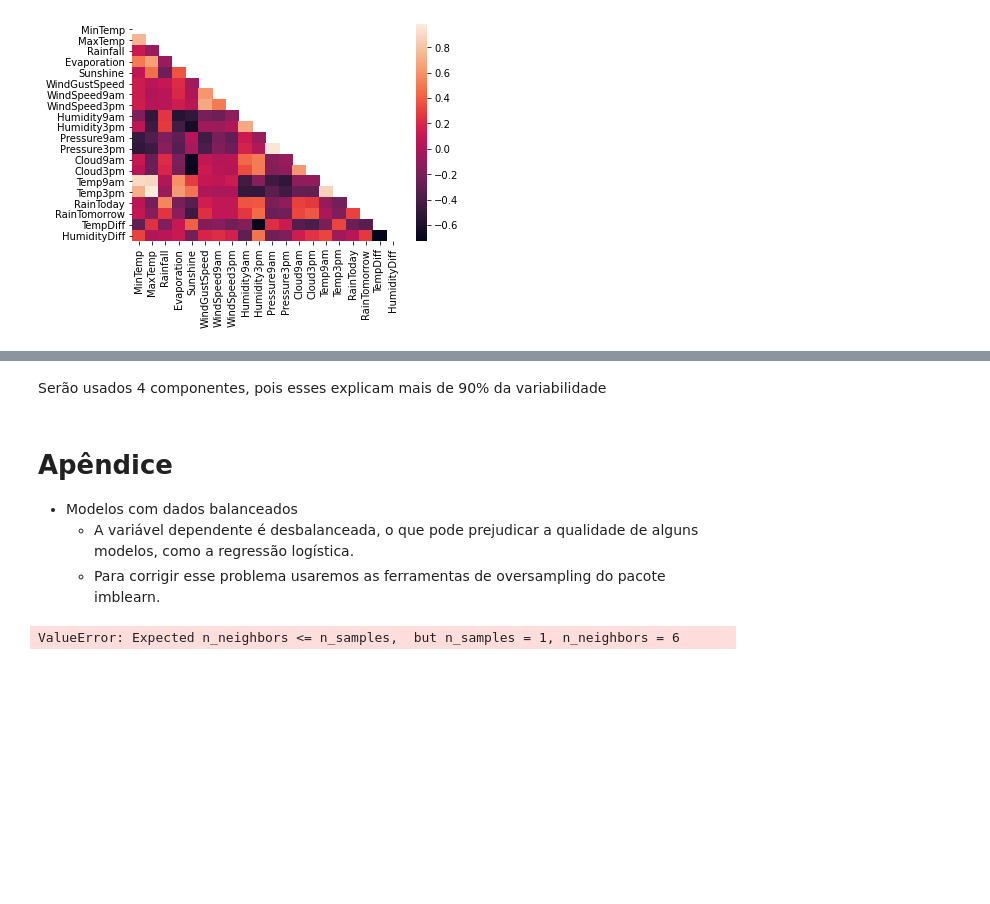
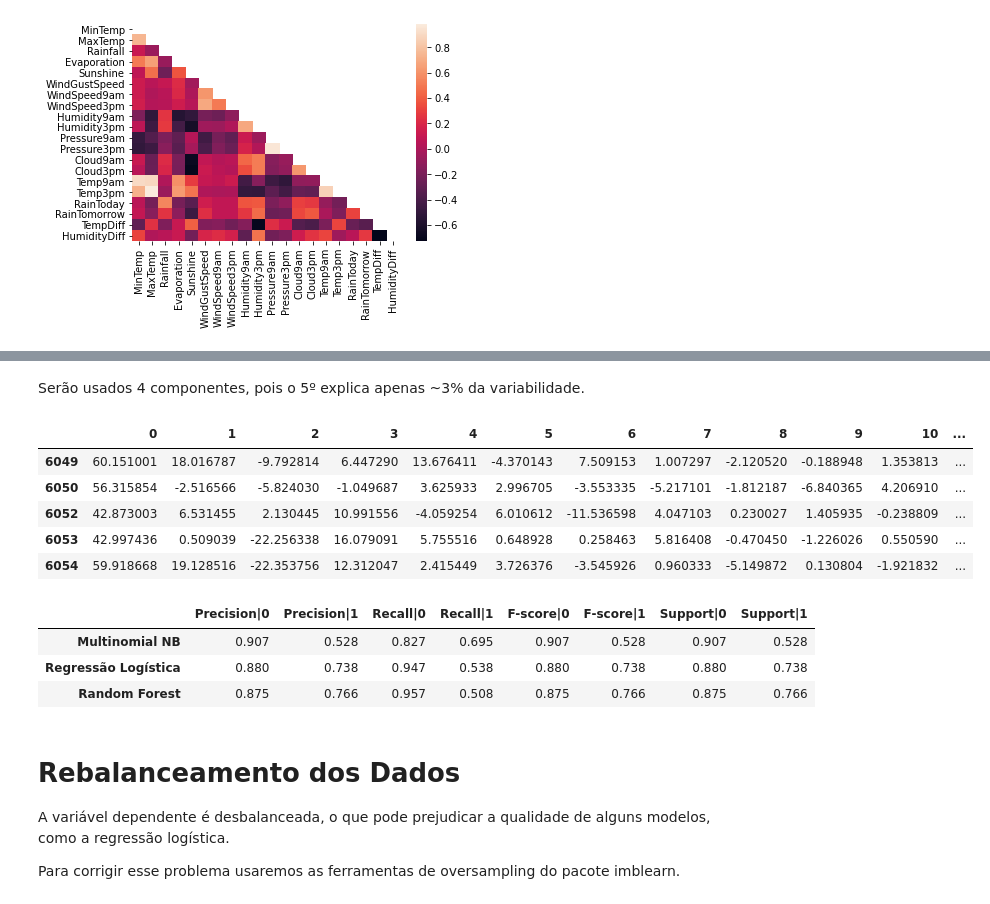
Before and after one commit to rstellet8/p2-datamining, a Jupyter notebook: rainNb.ipynb, the cells around one changed output, grey strips where cells are left out. Saved outputs shown, nothing was run; the diff lists cells and outputs as text; code cells hidden in the pictures; blank space fills up the shorter version.

```diff
--- a/rainNb.ipynb
+++ b/rainNb.ipynb
@@ -304,12 +413,13 @@ O modelo escolhido foi um PCA.
 # %%
 from sklearn.decomposition import PCA
 
-pcaData = data_reduced
+x_pca = data_reduced.drop(columns="RainTomorrow")
+y_pca = data_reduced["RainTomorrow"]
 
-pca = PCA().fit(pcaData)
+pca = PCA().fit(x_pca)
 
 var = 0
 for k, v in enumerate(pca.explained_variance_ratio_):
     var += v
-    print(f"{k} componentes explicam {var * 100 :.2f}% da variância")
+    print(f"{k+1} componente(s) explica(m) {var * 100 :.2f}% da variância")
 # %% [output]
@@ -321,2 +445,13 @@ array([4.15706551e-01, 2.50121105e-01, 1.31707824e-01, 8.89004176e-02,
 # %% [markdown]
-Serão usados 4 componentes, pois esses explicam mais de 90% da variabilidade
+Serão usados 4 componentes, pois o 5º explica apenas ~3% da variabilidade.
+# %%
+dataPca = pd.DataFrame(pca.transform(x_pca), index=y_pca.index)
+dataPca = dataPca.join(y_pca)
+dataPca.head()
+# %% [output]
+|  | 0 | 1 | 2 | 3 | 4 | 5 | 6 | 7 | 8 | 9 | 10 | ... |
+| 6049 | 60.151001 | 18.016787 | -9.792814 | 6.447290 | 13.676411 | -4.370143 | 7.509153 | 1.007297 | -2.120520 | -0.188948 | 1.353813 | ... |
+| 6050 | 56.315854 | -2.516566 | -5.824030 | -1.049687 | 3.625933 | 2.996705 | -3.553335 | -5.217101 | -1.812187 | -6.840365 | 4.206910 | ... |
+| 6052 | 42.873003 | 6.531455 | 2.130445 | 10.991556 | -4.059254 | 6.010612 | -11.536598 | 4.047103 | 0.230027 | 1.405935 | -0.238809 | ... |
+| 6053 | 42.997436 | 0.509039 | -22.256338 | 16.079091 | 5.755516 | 0.648928 | 0.258463 | 5.816408 | -0.470450 | -1.226026 | 0.550590 | ... |
+| 6054 | 59.918668 | 19.128516 | -22.353756 | 12.312047 | 2.415449 | 3.726376 | -3.545926 | 0.960333 | -5.149872 | 0.130804 | -1.921832 | ... |
@@ -323,20 +462,33 @@ Serão usados 4 componentes, pois esses explicam mais de 90% da variabilidade
+# %%
+def montarTabela(mnbScore, reglogScore, rf2Score):
+    tabela = pd.Series([mnbScore, reglogScore, rf2Score]).to_list()
+
+    precision = [tabela[i][0] for i in range(3)]
+    recall = [tabela[i][1] for i in range(3)]
+    fscore = [tabela[i][0] for i in range(3)]
+    support = [tabela[i][0] for i in range(3)]
+
+    return pd.DataFrame({
+        "Precision|0": [round(i[0], 3) for i in precision],
+        "Precision|1": [round(i[1], 3) for i in precision],
+        "Recall|0": [round(i[0], 3) for i in recall],
+        "Recall|1": [round(i[1], 3) for i in recall],
+        "F-score|0": [round(i[0], 3) for i in fscore],
+        "F-score|1": [round(i[1], 3) for i in fscore],
+        "Support|0": [round(i[0], 3) for i in support],
+        "Support|1": [round(i[1], 3) for i in support],
+    }, index=["Multinomial NB", "Regressão Logística", "Random Forest"])
+
+tab2 = montarTabela(mnb2.Scores, logReg2.Scores, rf2.Scores)
+tab2
+# %% [output]
+|  | Precision|0 | Precision|1 | Recall|0 | Recall|1 | F-score|0 | F-score|1 | Support|0 | Support|1 |
+| Multinomial NB | 0.907 | 0.528 | 0.827 | 0.695 | 0.907 | 0.528 | 0.907 | 0.528 |
+| Regressão Logística | 0.880 | 0.738 | 0.947 | 0.538 | 0.880 | 0.738 | 0.880 | 0.738 |
+| Random Forest | 0.875 | 0.766 | 0.957 | 0.508 | 0.875 | 0.766 | 0.875 | 0.766 |
 # %% [markdown]
-# Apêndice
+# Rebalanceamento dos Dados
 
- - Modelos com dados balanceados
-    - A variável dependente é desbalanceada, o que pode prejudicar a qualidade de alguns modelos, como a regressão logística.
-    - Para corrigir esse problema usaremos as ferramentas de oversampling do pacote imblearn.
+A variável dependente é desbalanceada, o que pode prejudicar a qualidade de alguns modelos, como a regressão logística.
+
+Para corrigir esse problema usaremos as ferramentas de oversampling do pacote imblearn.
-# %%
-from imblearn.over_sampling import SMOTE
-
-x_resampled, y_resampled = SMOTE().fit_resample(X=data_reduced.iloc[:, :-1], y=data_reduced.iloc[:, -1])
-
-x_train, x_test, y_train, y_test = train_test_split(x_resampled, y_resampled, random_state=0)
-
-LogReg = LogisticRegression(max_iter=1000).fit(x_train, y_train)
-#logregCM = confusion_matrix(y_test, LogReg.predict(x_test))
-#logregScores = precision_recall_fscore_support(y_test, LogReg.predict(x_test))
-
-print(classification_report(y_test, LogReg.predict(x_test)))
-# %% [output]
-ValueError: Expected n_neighbors <= n_samples,  but n_samples = 1, n_neighbors = 6
```
Also changed, not shown: parts of 25 cells of this notebook.
